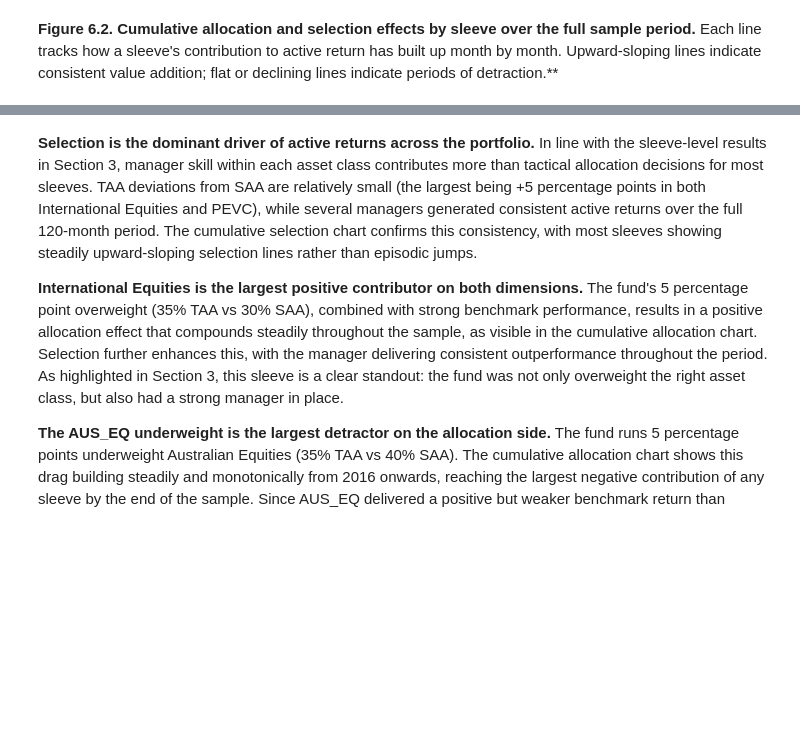
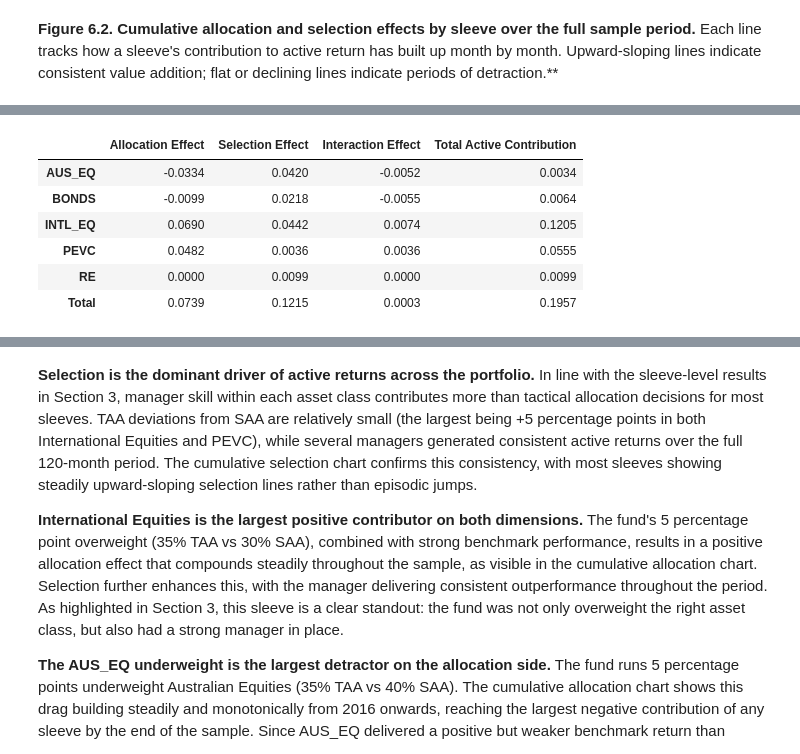
Before and after one commit to CathyLin789/MultiAssetPortfolio-Cathy_Caden_Archer_Sienna, a Jupyter notebook: notebooks/multi_asset_report.ipynb, the cells around one changed output, grey strips where cells are left out. Drawn from its saved outputs; the diff is of its cells as text; code cells hidden in the pictures; blank space fills up the shorter version.

```diff
--- a/notebooks/multi_asset_report.ipynb
+++ b/notebooks/multi_asset_report.ipynb
@@ -511,0 +520,26 @@ plt.show()
+# %%
+# Re-run attribution with interaction effect included
+monthly_attr_ext = brinson_monthly(
+    mgr_returns         = managers,
+    bm_returns          = benchmarks,
+    taa_weights         = taa_weights,
+    saa_weights         = saa_weights,
+    include_interaction = True,
+)
+
+attr_summary_ext = brinson_summary(monthly_attr_ext, include_interaction=True)
+
+attr_summary_ext.style.format({
+    "Allocation Effect":         "{:.4f}",
+    "Selection Effect":          "{:.4f}",
+    "Interaction Effect":        "{:.4f}",
+    "Total Active Contribution": "{:.4f}",
+})
+# %% [output]
+|  | Allocation Effect | Selection Effect | Interaction Effect | Total Active Contribution |
+| AUS_EQ | -0.0334 | 0.0420 | -0.0052 | 0.0034 |
+| BONDS | -0.0099 | 0.0218 | -0.0055 | 0.0064 |
+| INTL_EQ | 0.0690 | 0.0442 | 0.0074 | 0.1205 |
+| PEVC | 0.0482 | 0.0036 | 0.0036 | 0.0555 |
+| RE | 0.0000 | 0.0099 | 0.0000 | 0.0099 |
+| Total | 0.0739 | 0.1215 | 0.0003 | 0.1957 |
```
Also changed, not shown: parts of 7 cells of this notebook, 1 other file.
